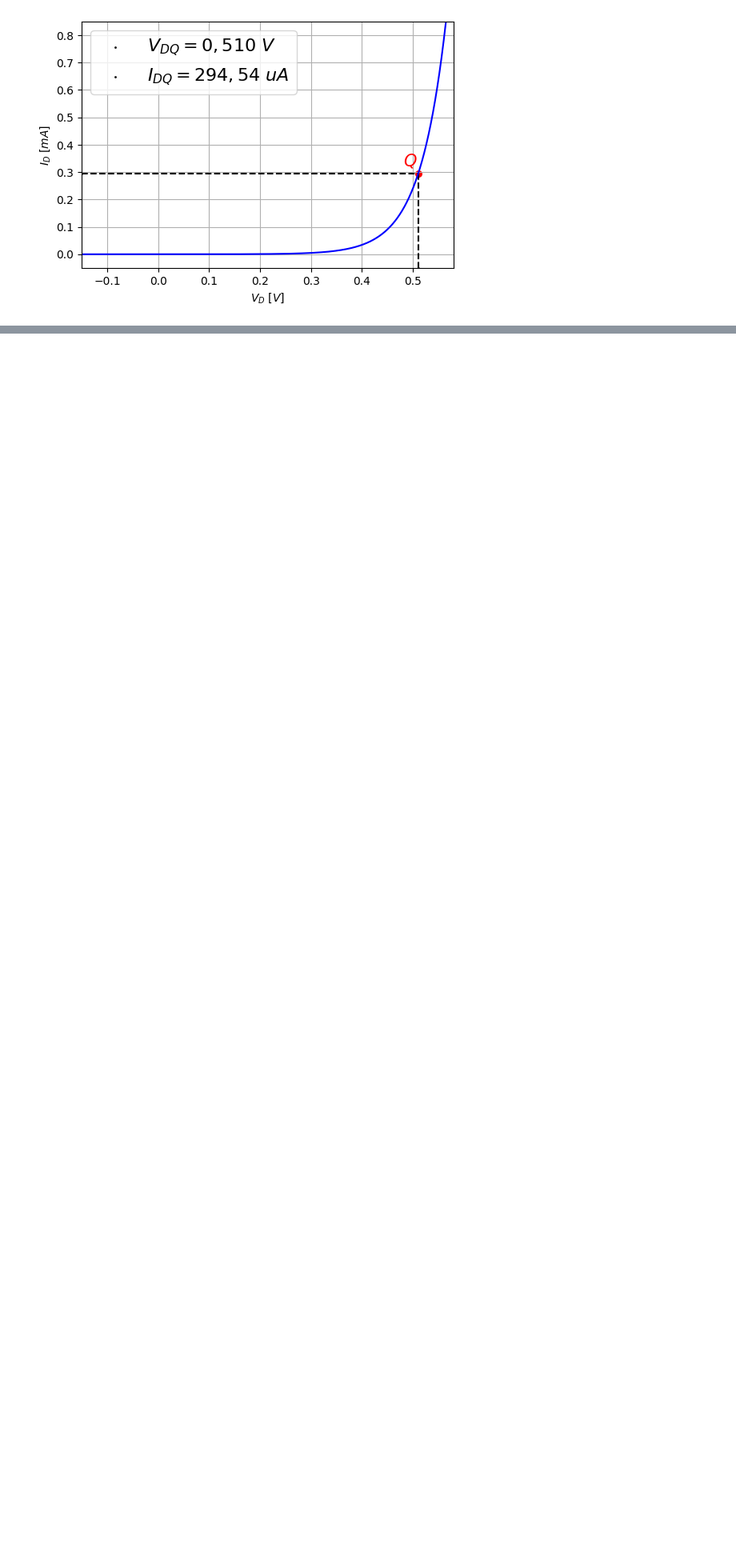
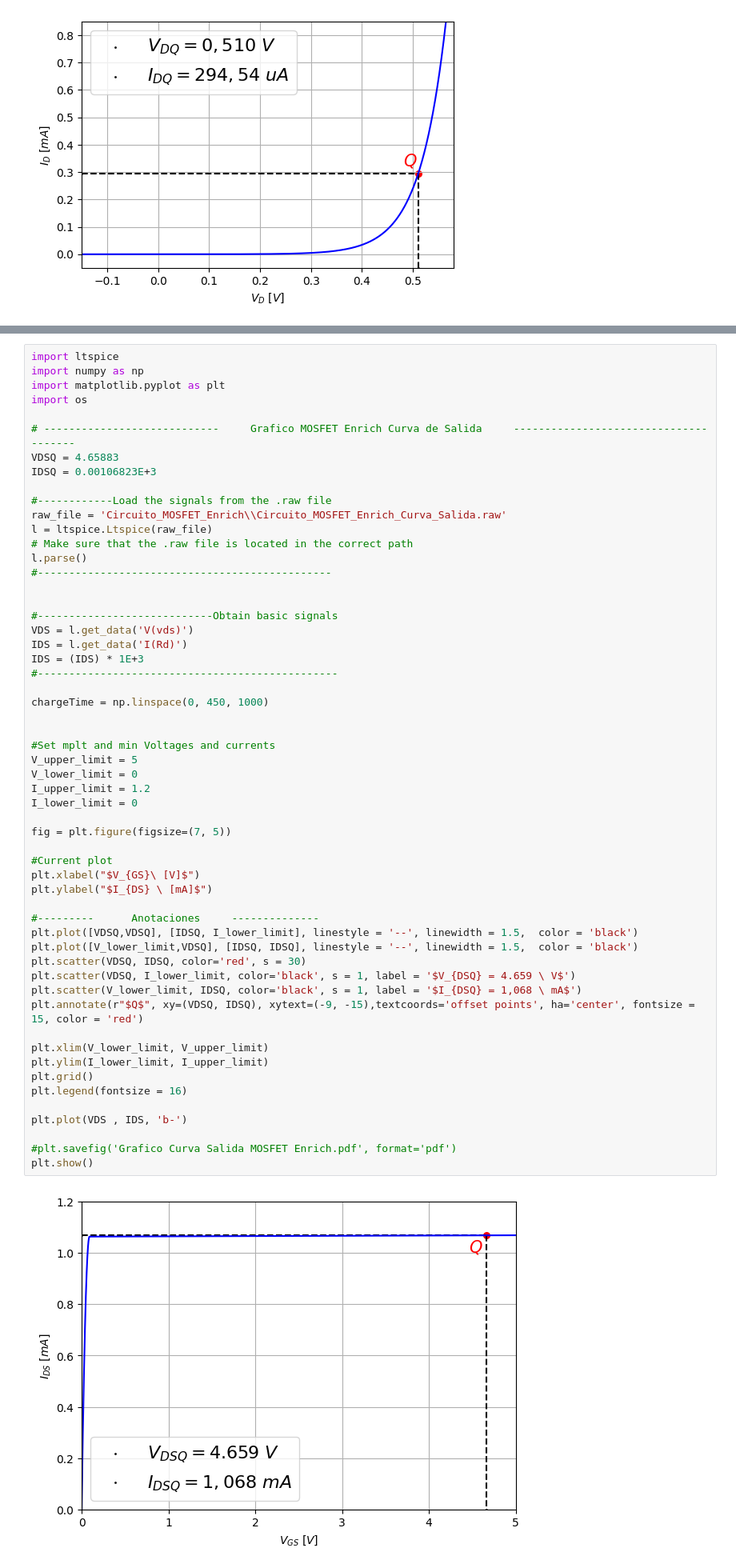
Before and after one commit to Fditoro/TP-Final-Fisica-Electronica, a Jupyter notebook: Spice/Graficos Spice.ipynb, the cells around one changed output, grey strips where cells are left out. Shown: that part at 80% size. Saved outputs shown, nothing was run; the diff lists cells and outputs as text; blank space fills up the shorter version.

```diff
--- a/Spice/Graficos Spice.ipynb
+++ b/Spice/Graficos Spice.ipynb
@@ -174,0 +233,58 @@ plt.show()
+# %%
+import ltspice
+import numpy as np
+import matplotlib.pyplot as plt
+import os
+
+# ----------------------------     Grafico MOSFET Enrich Curva de Salida     --------------------------------------
+VDSQ = 4.65883
+IDSQ = 0.00106823E+3
+
+#------------Load the signals from the .raw file
+raw_file = 'Circuito_MOSFET_Enrich\\Circuito_MOSFET_Enrich_Curva_Salida.raw'
+l = ltspice.Ltspice(raw_file)
+# Make sure that the .raw file is located in the correct path
+l.parse()
+#-----------------------------------------------
+
+
+#----------------------------Obtain basic signals
+VDS = l.get_data('V(vds)')
+IDS = l.get_data('I(Rd)')
+IDS = (IDS) * 1E+3
+#------------------------------------------------
+
+chargeTime = np.linspace(0, 450, 1000)
+
+
+#Set mplt and min Voltages and currents
+V_upper_limit = 5
+V_lower_limit = 0
+I_upper_limit = 1.2
+I_lower_limit = 0
+
+fig = plt.figure(figsize=(7, 5))
+
+#Current plot
+plt.xlabel("$V_{GS}\ [V]$")
+plt.ylabel("$I_{DS} \ [mA]$")
+
+#---------      Anotaciones     --------------
+plt.plot([VDSQ,VDSQ], [IDSQ, I_lower_limit], linestyle = '--', linewidth = 1.5,  color = 'black')
+plt.plot([V_lower_limit,VDSQ], [IDSQ, IDSQ], linestyle = '--', linewidth = 1.5,  color = 'black')
+plt.scatter(VDSQ, IDSQ, color='red', s = 30)
+plt.scatter(VDSQ, I_lower_limit, color='black', s = 1, label = '$V_{DSQ} = 4.659 \ V$')
+plt.scatter(V_lower_limit, IDSQ, color='black', s = 1, label = '$I_{DSQ} = 1,068 \ mA$')
+plt.annotate(r"$Q$", xy=(VDSQ, IDSQ), xytext=(-9, -15),textcoords='offset points', ha='center', fontsize = 15, color = 'red')
+
+plt.xlim(V_lower_limit, V_upper_limit)
+plt.ylim(I_lower_limit, I_upper_limit)
+plt.grid()
+plt.legend(fontsize = 16)
+
+plt.plot(VDS , IDS, 'b-')
+
+#plt.savefig('Grafico Curva Salida MOSFET Enrich.pdf', format='pdf')
+plt.show()
+# %% [output]
+[figure, added]
```
Also changed, not shown: parts of 2 cells of this notebook, 11 other files.
